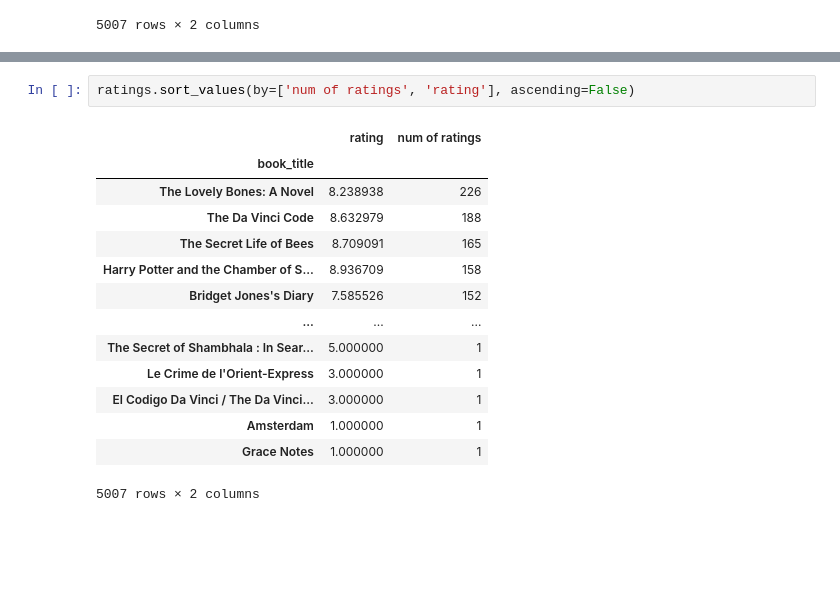
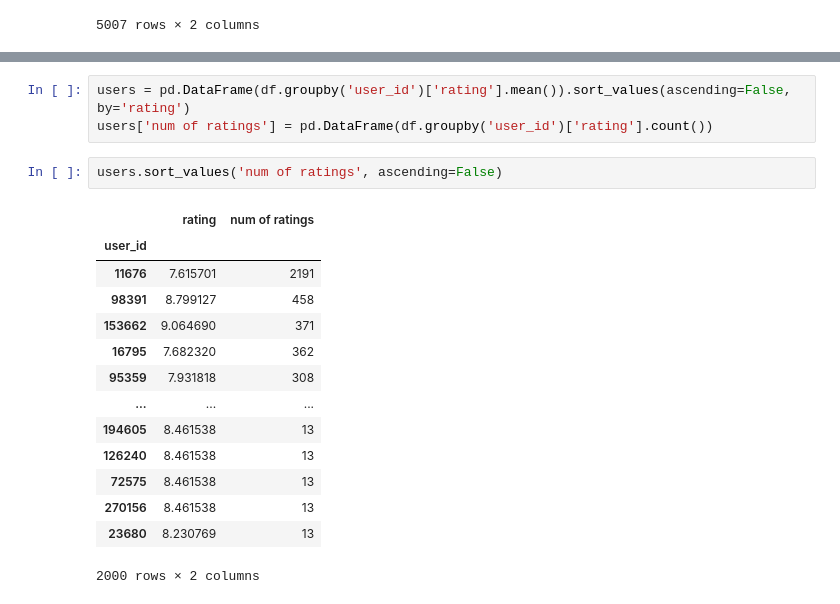
Before and after one commit to patpiet/Basic-Books-Reccommender, a Jupyter notebook: data_eda.ipynb, the cells around one changed output, grey strips where cells are left out. Saved outputs shown, nothing was run; the diff lists cells and outputs as text; blank space fills up the shorter version.

```diff
--- a/data_eda.ipynb
+++ b/data_eda.ipynb
@@ -67,17 +88,20 @@ ratings[ratings['num of ratings'] > 40].sort_values(by='rating', ascending=False
+# %%
+users = pd.DataFrame(df.groupby('user_id')['rating'].mean()).sort_values(ascending=False, by='rating')
+users['num of ratings'] = pd.DataFrame(df.groupby('user_id')['rating'].count())
 # %%
-ratings.sort_values(by=['num of ratings', 'rating'], ascending=False)
+users.sort_values('num of ratings', ascending=False)
 # %% [output]
 |  | rating | num of ratings |
-| book_title |  |  |
-| The Lovely Bones: A Novel | 8.238938 | 226 |
-| The Da Vinci Code | 8.632979 | 188 |
-| The Secret Life of Bees | 8.709091 | 165 |
-| Harry Potter and the Chamber of S... | 8.936709 | 158 |
-| Bridget Jones's Diary | 7.585526 | 152 |
+| user_id |  |  |
+| 11676 | 7.615701 | 2191 |
+| 98391 | 8.799127 | 458 |
+| 153662 | 9.064690 | 371 |
+| 16795 | 7.682320 | 362 |
+| 95359 | 7.931818 | 308 |
 | ... | ... | ... |
-| The Secret of Shambhala : In Sear... | 5.000000 | 1 |
-| Le Crime de l'Orient-Express | 3.000000 | 1 |
-| El Codigo Da Vinci / The Da Vinci... | 3.000000 | 1 |
-| Amsterdam | 1.000000 | 1 |
-| Grace Notes | 1.000000 | 1 |
+| 194605 | 8.461538 | 13 |
+| 126240 | 8.461538 | 13 |
+| 72575 | 8.461538 | 13 |
+| 270156 | 8.461538 | 13 |
+| 23680 | 8.230769 | 13 |
-5007 rows × 2 columns
+2000 rows × 2 columns
```
Also changed, not shown: parts of 8 cells of this notebook, 4 other files.
